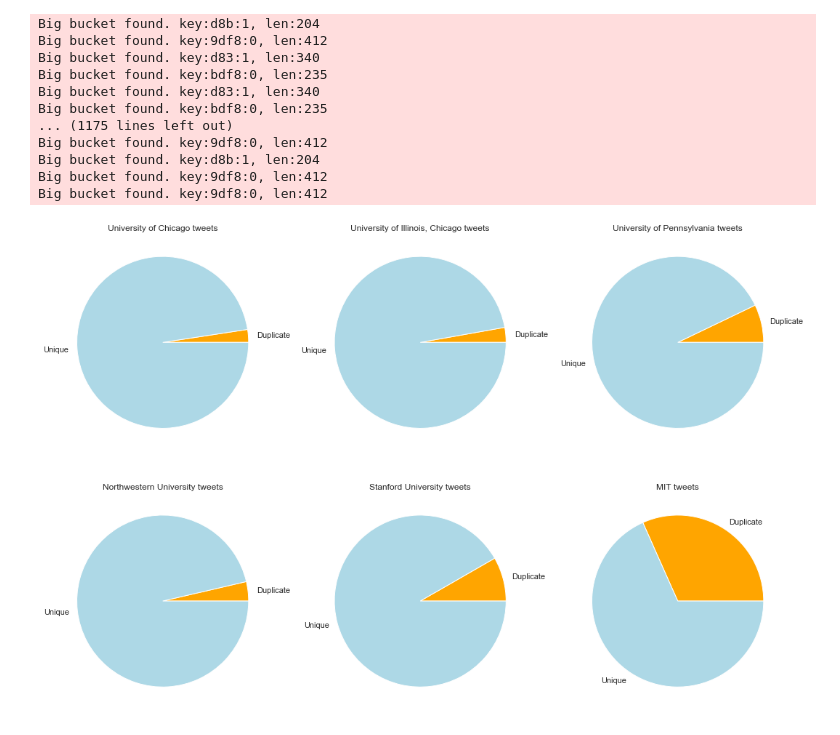
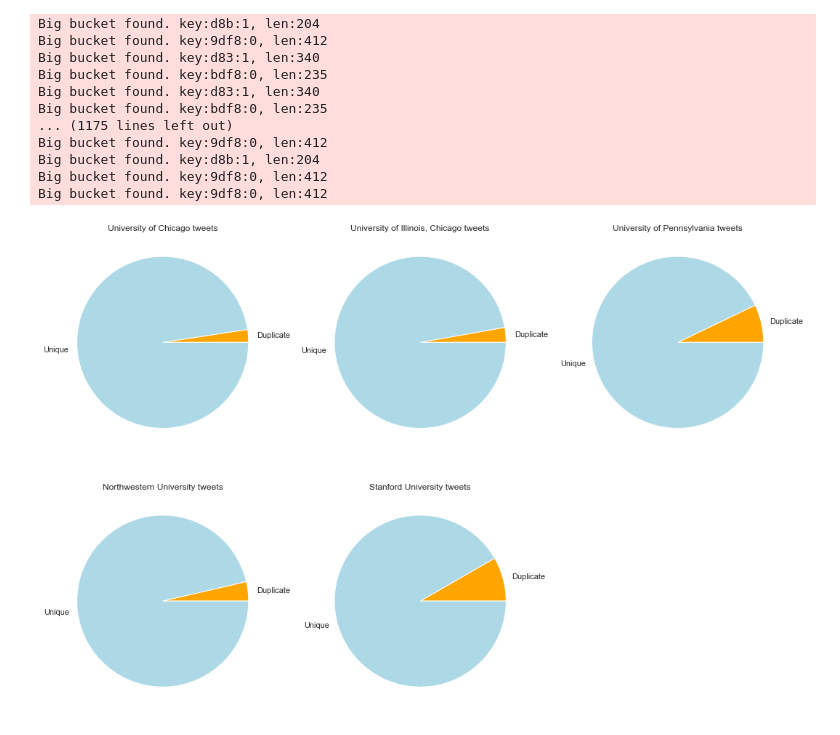
Before and after one commit to DoinGodsWork37/BigDataEngg, a Jupyter notebook: final_project/EDA.ipynb, the cells around one changed output. Cells and saved outputs as stored; diff of their text form; code cells hidden in the pictures.

```diff
--- a/final_project/EDA.ipynb
+++ b/final_project/EDA.ipynb
@@ -115,7 +115,7 @@ uc_favored_tags = ["uchicago", "uchearing", "universityofchicago", "pritzkerscho
 nw_favored_tags = ["northwestern"]
 upenn_favored_tags = ["upenn", "penn", "uofpenn", "universityofpennsylvania", "pennlaw", "upennhearing"]
 uic_favored_tags = ["UIC", "UICProud"]
-mit_favored_tags = ["MIT"]
+# mit_favored_tags = ["MIT"]
 stanford_favored_tags = ["stanford"]
 
 def is_stanford_tweet(row):
@@ -163,23 +163,28 @@ def is_uic_tweet(row):
                 return True
     return False
 
-def is_mit_tweet(row):
-    if row is np.NaN:
-        return False
-    for ftag in mit_favored_tags:
-        for tag in row:
-            if ftag.lower() == tag.lower():
-                return True
-    return False
+# def is_mit_tweet(row):
+#     if row is np.NaN:
+#         return False
+#     for ftag in mit_favored_tags:
+#         for tag in row:
+#             if ftag.lower() == tag.lower():
+#                 return True
+#     return False
 
-tweets_df["mit_tweet"] = tweets_df["hashtags_cleaned"].apply(is_mit_tweet)
+# tweets_df["mit_tweet"] = tweets_df["hashtags_cleaned"].apply(is_mit_tweet)
 tweets_df["stanford_tweet"] = tweets_df["hashtags_cleaned"].apply(is_stanford_tweet)
 tweets_df["nw_tweet"] = tweets_df["hashtags_cleaned"].apply(is_nw_tweet)
 tweets_df["upenn_tweet"] = tweets_df["hashtags_cleaned"].apply(is_upenn_tweet)
 tweets_df["uc_tweet"] = tweets_df["hashtags_cleaned"].apply(is_uc_tweet)
 tweets_df["uic_tweet"] = tweets_df["hashtags_cleaned"].apply(is_uic_tweet)
 
-cols = ["uc_tweet", "uic_tweet", "mit_tweet", "stanford_tweet", "upenn_tweet", "nw_tweet"]
+cols = ["uc_tweet",
+        "uic_tweet",
+#         "mit_tweet",
+        "stanford_tweet",
+        "upenn_tweet",
+        "nw_tweet"]
 
 def is_uni_tweet(row):
     for col in cols:
@@ -494,26 +499,27 @@ Big bucket found. key:9df8:0, len:412
 # %%
 def plot_pie(values, labels, colors, ax):
     ax.pie(x=values, labels=labels, colors=colors)
 
 labels = ['Duplicate', 'Unique']
 colors = ['orange','lightblue']
 f, ax = plt.subplots(2, 3, figsize=(18, 12))
 plot_pie(values=[uc_dup, uc_unique], labels=labels, colors=colors, ax=ax[0][0])
 ax[0][0].set(title="University of Chicago tweets")
 
 plot_pie(values=[uic_dup, uic_unique], labels=labels, colors=colors, ax=ax[0][1])
 ax[0][1].set(title="University of Illinois, Chicago tweets")
 
 plot_pie(values=[upenn_dup, upenn_unique], labels=labels, colors=colors, ax=ax[0][2])
 ax[0][2].set(title="University of Pennsylvania tweets")
 
 plot_pie(values=[nw_dup, nw_unique], labels=labels, colors=colors, ax=ax[1][0])
 ax[1][0].set(title="Northwestern University tweets")
 
 plot_pie(values=[stanford_dup, stanford_unique], labels=labels, colors=colors, ax=ax[1][1])
 ax[1][1].set(title="Stanford University tweets")
 
-plot_pie(values=[mit_dup, mit_unique], labels=labels, colors=colors, ax=ax[1][2])
-t = ax[1][2].set(title="MIT tweets")
+# plot_pie(values=[mit_dup, mit_unique], labels=labels, colors=colors, ax=ax[1][2])
+# t = ax[1][2].set(title="MIT tweets")
+ax[1][2].set_visible(False)
 # %% [output]
-[figure, old version]
+[figure, new version]
```
Also changed, not shown: parts of 9 cells of this notebook, 2 other files.
